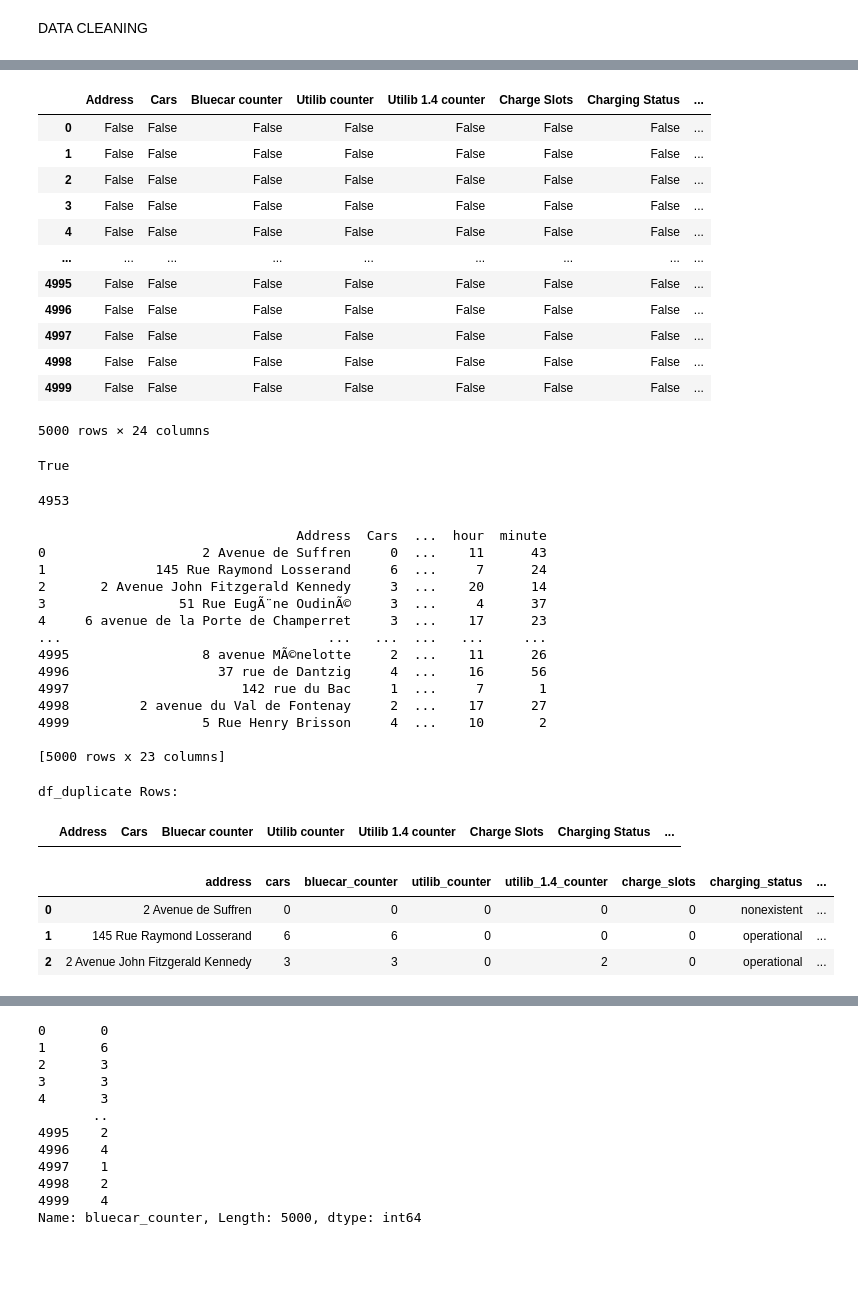
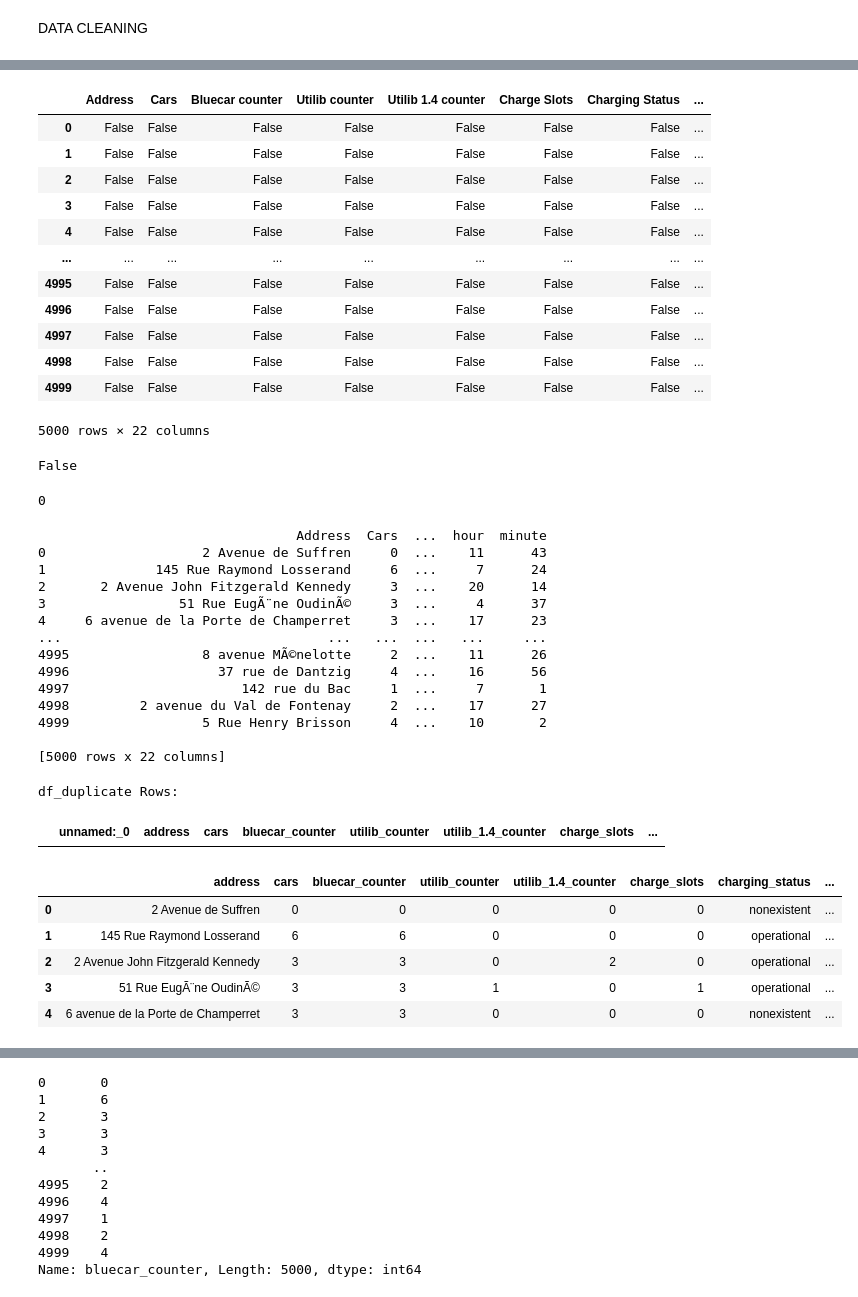
Before and after one commit to Hrotich/HRK, a Jupyter notebook: WEEK_4_RESUBMISSION.ipynb, the cells around one changed output, grey strips where cells are left out. Saved outputs shown, nothing was run; the diff lists cells and outputs as text; code cells hidden in the pictures; blank space fills up the shorter version.

```diff
--- a/WEEK_4_RESUBMISSION.ipynb
+++ b/WEEK_4_RESUBMISSION.ipynb
@@ -105,10 +105,11 @@ df.isnull()
 5000 rows × 25 columns
 # %%
 # to drop irrelevant data
-#df1 = pd.read_csv("/content/Autolib_dataset (2).csv", index_col ="Scheduled at" )
-#df1.head(4)
-df2.drop(["Scheduled at"], axis = 1, inplace = True)
-df2.head(4)
+
+#df.drop(["Scheduled at"], axis = 1, inplace = True)
+#df.head(4)
+df=df.drop(['Scheduled at','Displayed comment','Station type'],axis=1)
+df
 # %% [output]
 |  | Address | Cars | Bluecar counter | Utilib counter | Utilib 1.4 counter | Charge Slots | Charging Status | ... |
 | 0 | 2 Avenue de Suffren | 0 | 0 | 0 | 0 | 0 | nonexistent | ... |
@@ -167,7 +145,7 @@ SyntaxError: ignored
 # %%
 # Checking if there is any missing value in dataframe as a whole
 # Uncomment the following line after running the previous lines
-df2.isnull()
+df.isnull()
 # %% [output]
 |  | Address | Cars | Bluecar counter | Utilib counter | Utilib 1.4 counter | Charge Slots | Charging Status | ... |
 | 0 | False | False | False | False | False | False | False | ... |
@@ -181,23 +159,23 @@ df2.isnull()
 | 4997 | False | False | False | False | False | False | False | ... |
 | 4998 | False | False | False | False | False | False | False | ... |
 | 4999 | False | False | False | False | False | False | False | ... |
-5000 rows × 24 columns
+5000 rows × 22 columns
 # %%
 # to quick check to see if we have any missing values at all
 # Uncomment the following line after running the previous lines
-df2.isnull().values.any()
+df.isnull().values.any()
 # %% [output]
-True
+False
 # %%
 # to get a total count of missing values
 # Uncomment the following line after running the previous lines
-print(df2.isnull().sum().sum())
+print(df.isnull().sum().sum())
 # %% [output]
-4953
+0
 # %%
 # Dropping all attributes with any NA values
 #
-all_cols_any_na = df2.dropna(axis=1)
+all_cols_any_na = df.dropna(axis=1)
 print(all_cols_any_na)
 # %% [output]
                                  Address  Cars  ...  hour  minute
@@ -213,23 +191,25 @@ print(all_cols_any_na)
 4998         2 avenue du Val de Fontenay     2  ...    17      27
 4999                 5 Rue Henry Brisson     4  ...    10       2
 
-[5000 rows x 23 columns]
+[5000 rows x 22 columns]
 # %%
 # to check for consistency
-df2_duplicate = df2[df2.duplicated(keep= 'last')]
+df_duplicate = df1[df1.duplicated(keep= 'last')]
 print("df_duplicate Rows:")
-df2_duplicate
+df_duplicate
 # %% [output]
 df_duplicate Rows:
-|  | Address | Cars | Bluecar counter | Utilib counter | Utilib 1.4 counter | Charge Slots | Charging Status | ... |
+|  | unnamed:_0 | address | cars | bluecar_counter | utilib_counter | utilib_1.4_counter | charge_slots | ... |
 # %%
 # to fix messy columns
 # we use strip(), lower() and replace() functions
 #
-df2.columns = df2.columns.str.strip().str.lower().str.replace(' ', '_').str.replace('(', '').str.replace(')', '')
-df2.head(3)
+df.columns = df.columns.str.strip().str.lower().str.replace(' ', '_').str.replace('(', '').str.replace(')', '')
+df.head()
 # %% [output]
 |  | address | cars | bluecar_counter | utilib_counter | utilib_1.4_counter | charge_slots | charging_status | ... |
 | 0 | 2 Avenue de Suffren | 0 | 0 | 0 | 0 | 0 | nonexistent | ... |
 | 1 | 145 Rue Raymond Losserand | 6 | 6 | 0 | 0 | 0 | operational | ... |
 | 2 | 2 Avenue John Fitzgerald Kennedy | 3 | 3 | 0 | 2 | 0 | operational | ... |
+| 3 | 51 Rue EugÃ¨ne OudinÃ© | 3 | 3 | 1 | 0 | 1 | operational | ... |
+| 4 | 6 avenue de la Porte de Champerret | 3 | 3 | 0 | 0 | 0 | nonexistent | ... |
```
Also changed, not shown: parts of 13 cells of this notebook.
